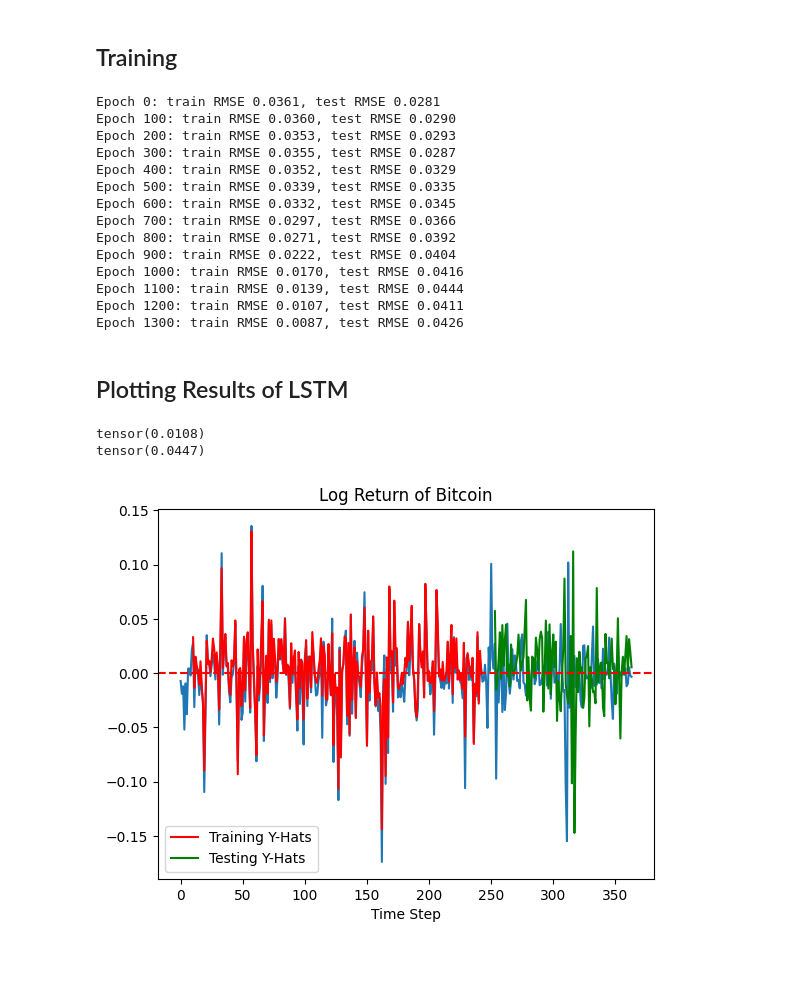
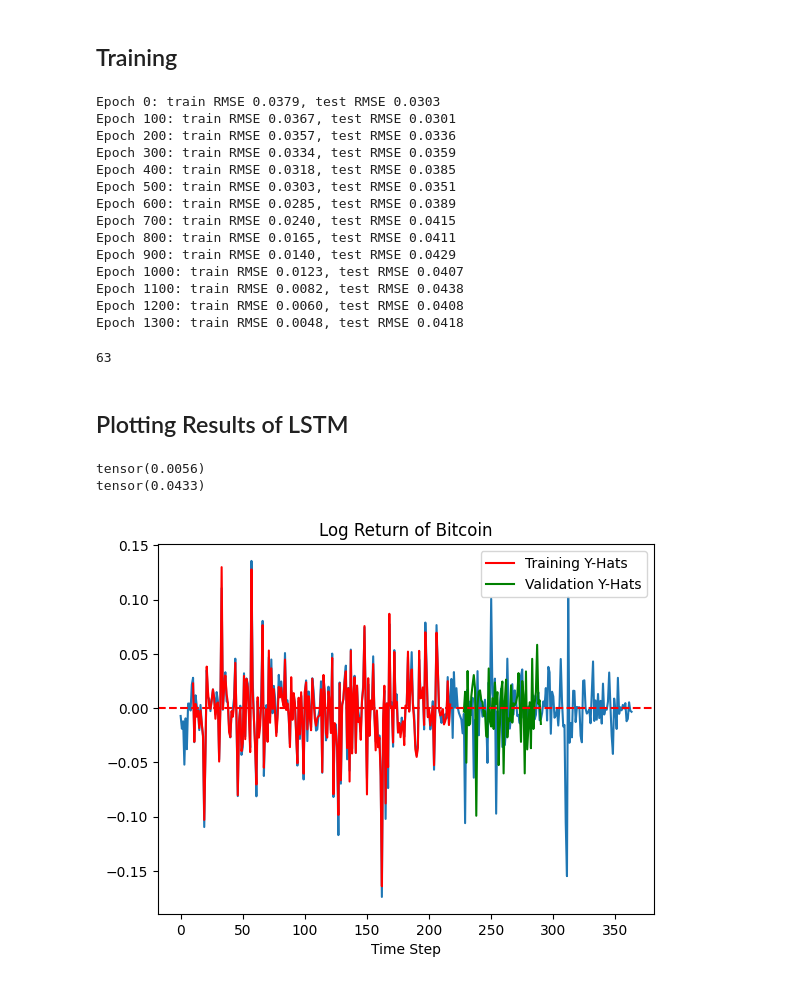
Before and after one commit to cferggie/Predicting-Bitcoin-Returns-with-Long-Short-Term-Memory-LSTM-Neural-Networks, a Jupyter notebook: LSTM for Bitcoin.ipynb, the cells around one changed output. Drawn from its saved outputs; the diff is of its cells as text; code cells hidden in the pictures.

```diff
--- a/LSTM for Bitcoin.ipynb
+++ b/LSTM for Bitcoin.ipynb
@@ -177,66 +175,71 @@ for epoch in range(n_epochs):
         y_pred = y_pred.unsqueeze(2)
         train_rmse = torch.sqrt(loss_fn(y_pred, y_train))
 
-        y_pred = model(X_test)
+        y_pred = model(X_valid)
         y_pred = y_pred.unsqueeze(2)
-        test_rmse = torch.sqrt(loss_fn(y_pred, y_test))
+        test_rmse = torch.sqrt(loss_fn(y_pred, y_valid))
     print("Epoch %d: train RMSE %.4f, test RMSE %.4f" % (epoch, train_rmse, test_rmse))
 # %% [output]
-Epoch 0: train RMSE 0.0361, test RMSE 0.0281
-Epoch 100: train RMSE 0.0360, test RMSE 0.0290
-Epoch 200: train RMSE 0.0353, test RMSE 0.0293
-Epoch 300: train RMSE 0.0355, test RMSE 0.0287
-Epoch 400: train RMSE 0.0352, test RMSE 0.0329
-Epoch 500: train RMSE 0.0339, test RMSE 0.0335
-Epoch 600: train RMSE 0.0332, test RMSE 0.0345
-Epoch 700: train RMSE 0.0297, test RMSE 0.0366
-Epoch 800: train RMSE 0.0271, test RMSE 0.0392
-Epoch 900: train RMSE 0.0222, test RMSE 0.0404
-Epoch 1000: train RMSE 0.0170, test RMSE 0.0416
-Epoch 1100: train RMSE 0.0139, test RMSE 0.0444
-Epoch 1200: train RMSE 0.0107, test RMSE 0.0411
-Epoch 1300: train RMSE 0.0087, test RMSE 0.0426
+Epoch 0: train RMSE 0.0379, test RMSE 0.0303
+Epoch 100: train RMSE 0.0367, test RMSE 0.0301
+Epoch 200: train RMSE 0.0357, test RMSE 0.0336
+Epoch 300: train RMSE 0.0334, test RMSE 0.0359
+Epoch 400: train RMSE 0.0318, test RMSE 0.0385
+Epoch 500: train RMSE 0.0303, test RMSE 0.0351
+Epoch 600: train RMSE 0.0285, test RMSE 0.0389
+Epoch 700: train RMSE 0.0240, test RMSE 0.0415
+Epoch 800: train RMSE 0.0165, test RMSE 0.0411
+Epoch 900: train RMSE 0.0140, test RMSE 0.0429
+Epoch 1000: train RMSE 0.0123, test RMSE 0.0407
+Epoch 1100: train RMSE 0.0082, test RMSE 0.0438
+Epoch 1200: train RMSE 0.0060, test RMSE 0.0408
+Epoch 1300: train RMSE 0.0048, test RMSE 0.0418
+# %%
+print(len(y_valid))
+# %% [output]
+63
 # %% [markdown]
 ## Plotting Results of LSTM
 # %%
 with torch.no_grad():
     ##Shift train predictions for plotting
     train_plot = np.ones_like(diff) * np.nan
     #get predictions for training set
     y_hat_train = model(X_train)
     #RMSE for training set
     rmse_train = torch.sqrt(loss_fn(y_hat_train.unsqueeze(2), y_train))
     #Plot the training predictions
     train_plot[lookback:train_size] = y_hat_train
 
 
-    #Shift test predictions for plotting
-    test_plot = np.ones_like(diff) * np.nan
+    #Shift validation predictions for plotting
+    valid_plot = np.ones_like(diff) * np.nan
     #Get predictions for testing set
-    y_hat_test = model(X_test)
+    y_hat_valid = model(X_valid)
     #RMSE for testing set
-    rmse_test = torch.sqrt(loss_fn(y_hat_test.unsqueeze(2), y_test))
+    rmse_valid = torch.sqrt(loss_fn(y_hat_valid.unsqueeze(2), y_valid))
     #Plot the testing predictions
-    test_plot[train_size+lookback:len(diff)] = y_hat_test
+    valid_plot[train_size+lookback:train_size+len(y_valid)+lookback] = y_hat_valid
 
+print()
 print(rmse_train)
 print(rmse_test)
 
 
 # plot
 plt.plot(diff)
 plt.plot(train_plot, c='r', label="Training Y-Hats")
-plt.plot(test_plot, c='g', label='Testing Y-Hats')
+plt.plot(valid_plot, c='g', label='Validation Y-Hats')
 plt.xlabel('Time Step')
 plt.title('Log Return of Bitcoin')
 plt.legend()
 plt.axhline(y=0, color='r', linestyle='--')
 plt.savefig("365 forecast")
 plt.show()
 # %% [output]
-tensor(0.0108)
-tensor(0.0447)
+tensor(0.0056)
+tensor(0.0433)
-[figure, old version]
+[figure, new version]
 # %%
 plt.plot(y_hat_train, label="Predicted Values")
 plt.plot(y_train.squeeze(), label="Actual Train")
```
Also changed, not shown: parts of 3 cells of this notebook.
